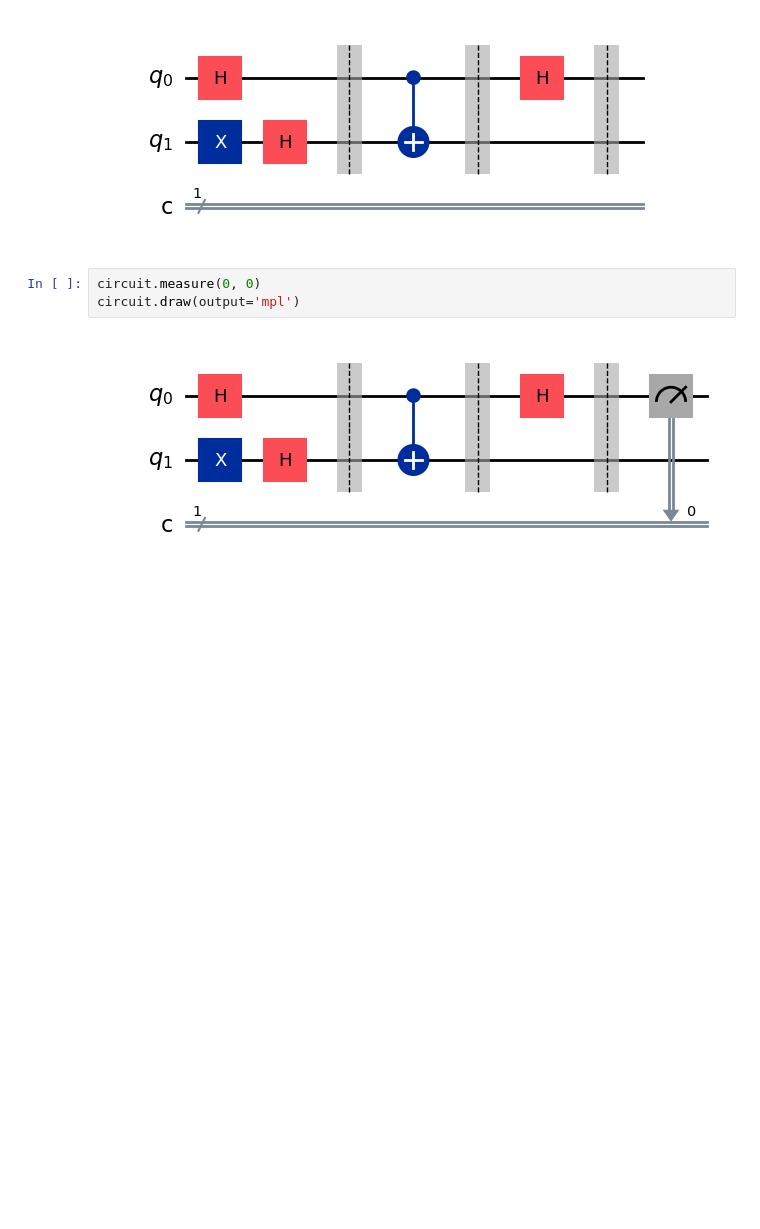
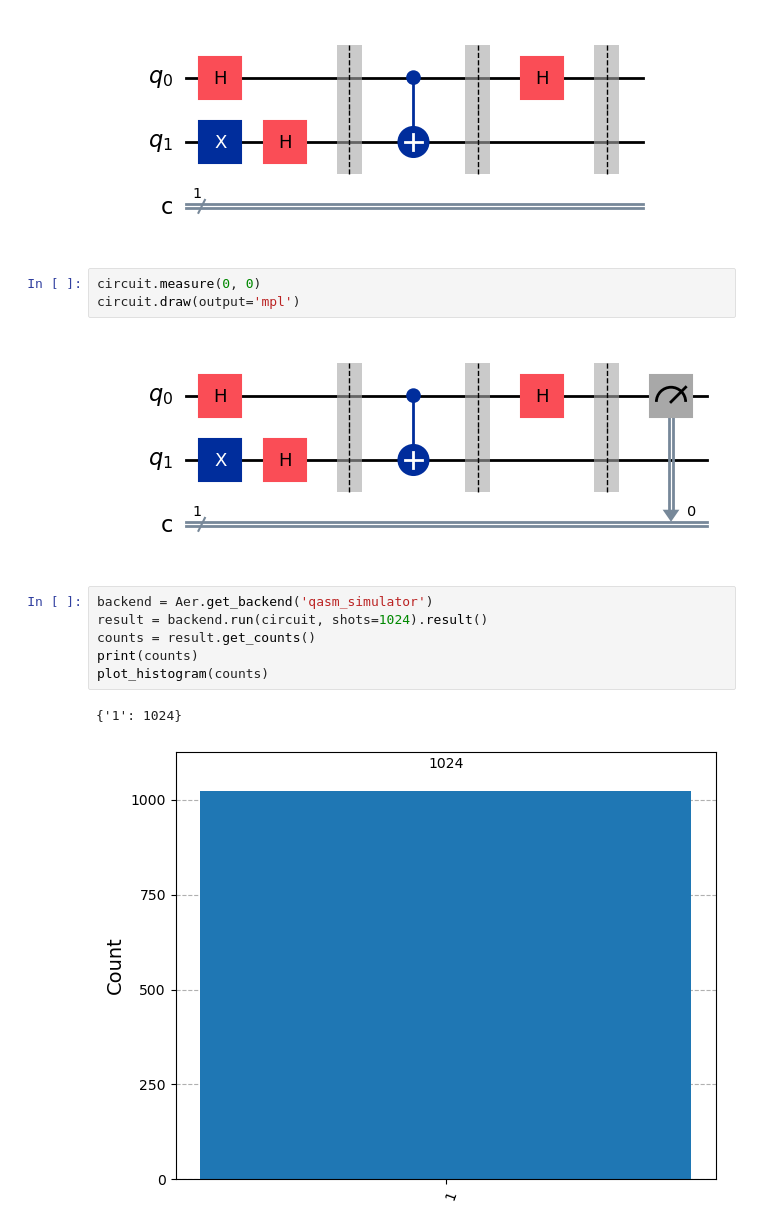
Before and after one commit to ram-polisetti/QuantumAlgorithms, a Jupyter notebook: Deutsch.ipynb, the cells around one changed output. Drawn from its saved outputs; the diff is of its cells as text; blank space fills up the shorter version.

```diff
--- a/Deutsch.ipynb
+++ b/Deutsch.ipynb
@@ -26,3 +26,12 @@ circuit.measure(0, 0)
 circuit.draw(output='mpl')
 # %% [output]
 [figure]
+# %%
+backend = Aer.get_backend('qasm_simulator')
+result = backend.run(circuit, shots=1024).result()
+counts = result.get_counts()
+print(counts)
+plot_histogram(counts)
+# %% [output]
+{'1': 1024}
+[figure, added]
```
Also changed, not shown: parts of 7 cells of this notebook.
